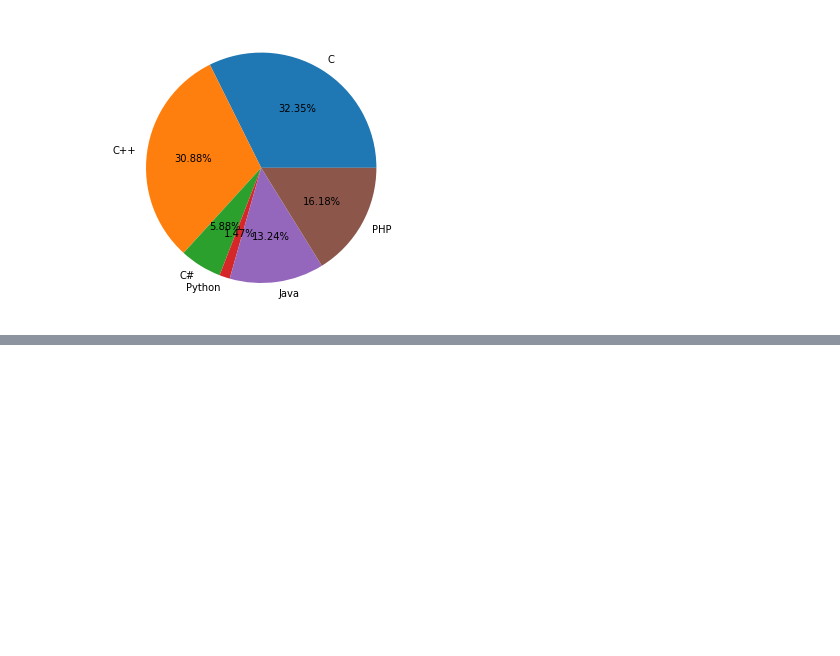
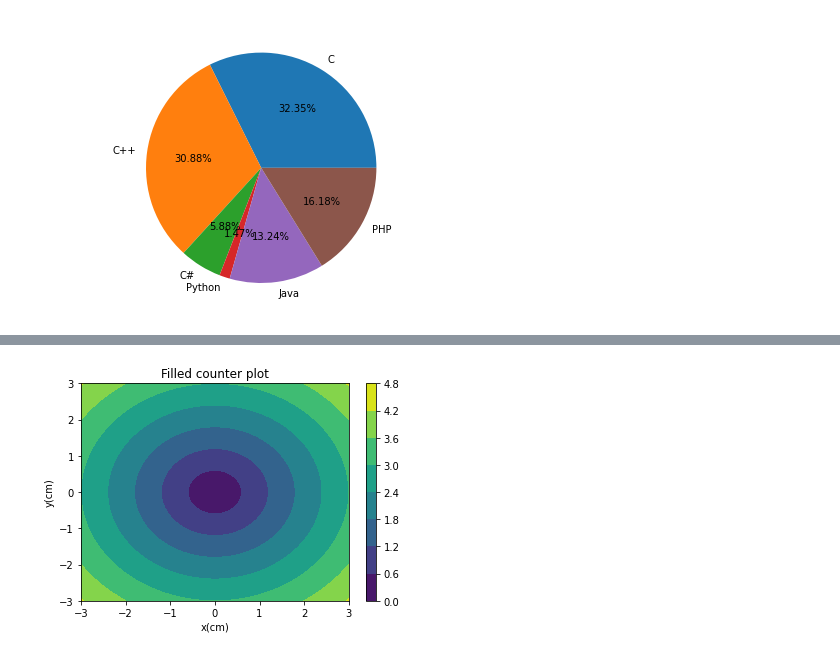
Before and after one commit to imtiaz70/matplotlib, a Jupyter notebook: matplotlibPractice.ipynb, the cells around one changed output, grey strips where cells are left out. Drawn from its saved outputs; the diff is of its cells as text; code cells hidden in the pictures; blank space fills up the shorter version.

```diff
--- a/matplotlibPractice.ipynb
+++ b/matplotlibPractice.ipynb
@@ -109,0 +128,22 @@ plt.show
+# %%
+import numpy as np
+import matplotlib.pyplot as plt
+
+xlist = np.linspace(-3,3,100)
+ylist = np.linspace(-3,3,100)
+
+X , Y = np.meshgrid(xlist,ylist)
+Z = np.sqrt(X**2 + Y**2)
+
+fig , ax = plt.subplots(1,1)
+cp = ax.contourf(X,Y,Z)
+
+# Add color bar to plot
+fig.colorbar(cp)
+ax.set_title('Filled counter plot')
+ax.set_xlabel('x(cm)')
+ax.set_ylabel('y(cm)')
+
+plt.show()
+# %% [output]
+[figure, added]
```
Also changed, not shown: parts of 13 cells of this notebook, 1 other file.
